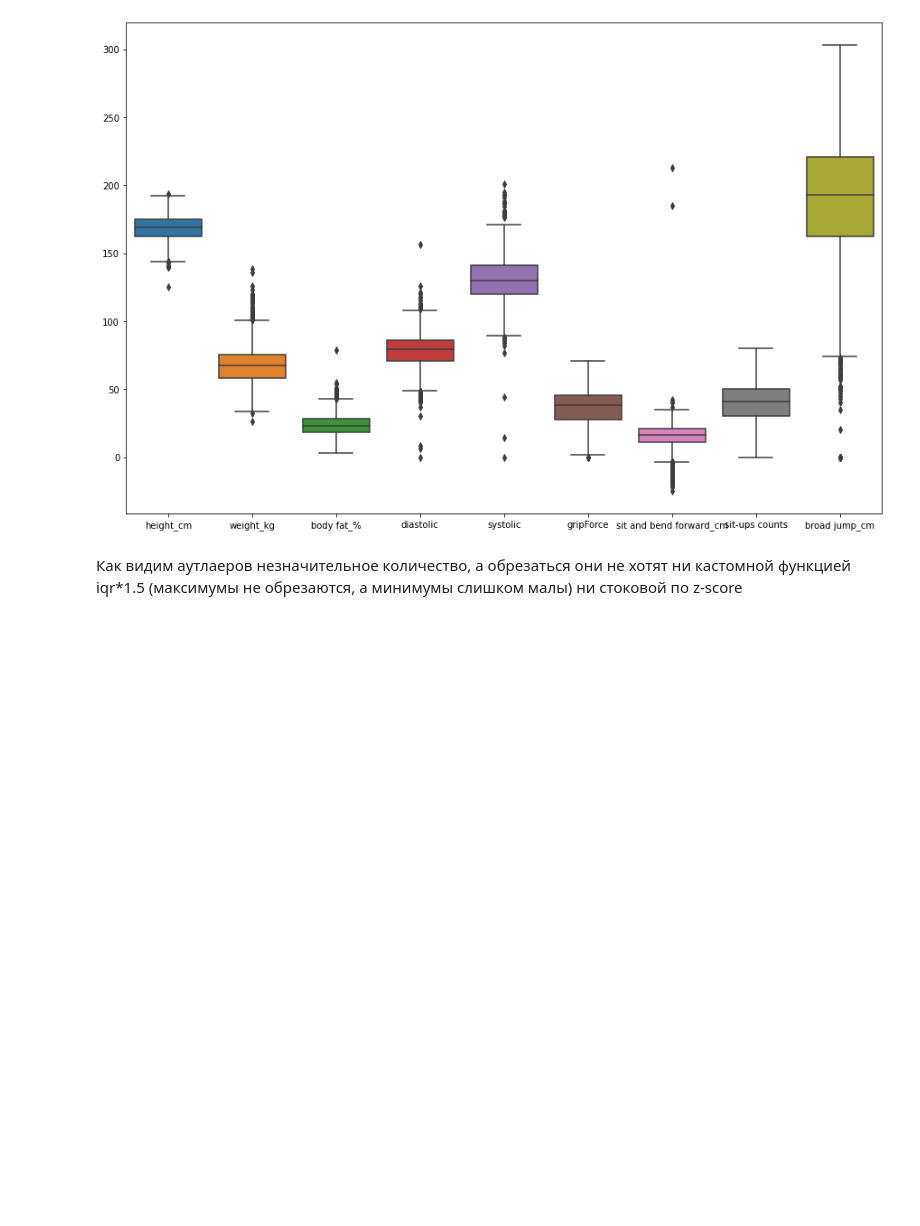
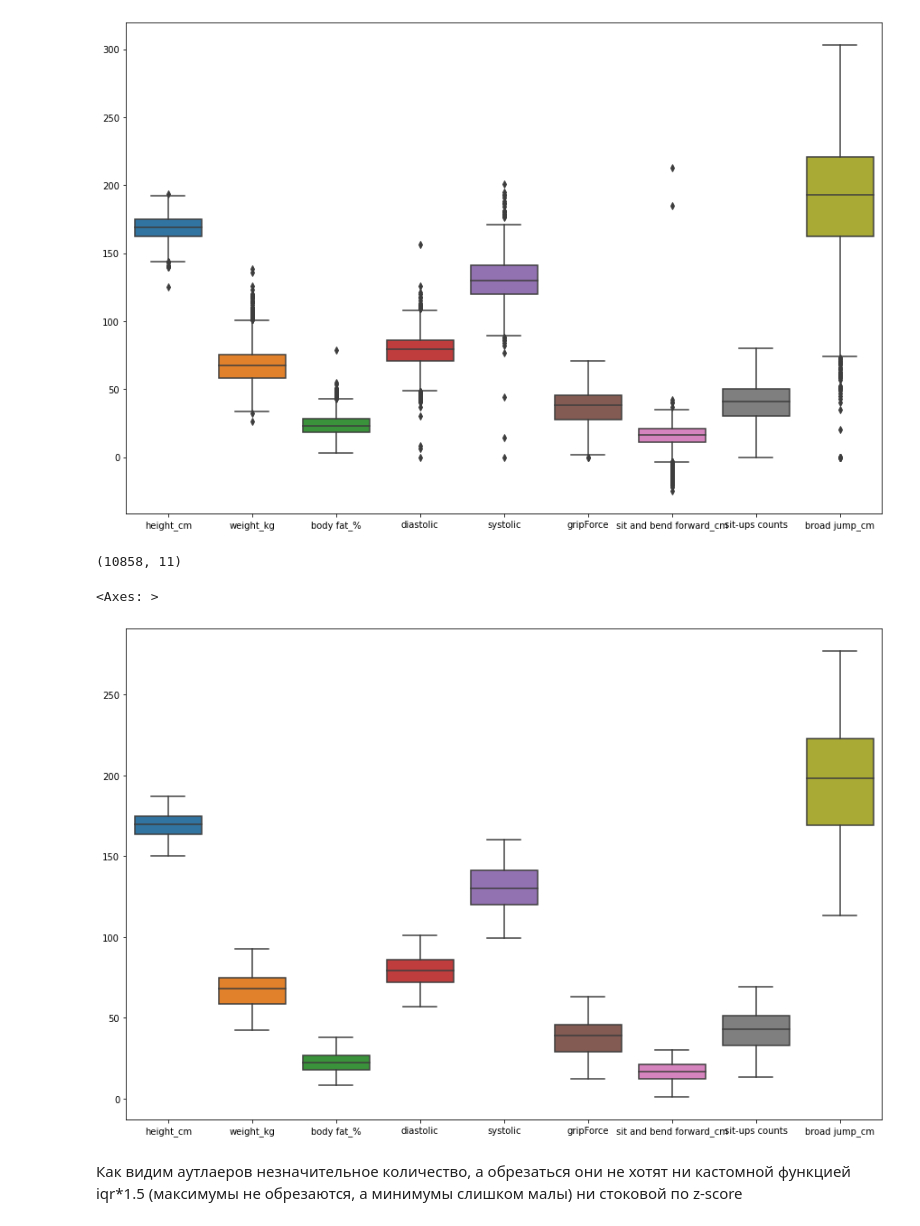
Before and after one commit to Dimildizio/DS_course, a Jupyter notebook: shine-on-you/HomeWork2_Regression&Classification.ipynb, the cells around one changed output. Drawn from its saved outputs; the diff is of its cells as text; code cells hidden in the pictures; blank space fills up the shorter version.

```diff
--- a/shine-on-you/HomeWork2_Regression&Classification.ipynb
+++ b/shine-on-you/HomeWork2_Regression&Classification.ipynb
@@ -579,6 +589,15 @@ sns.boxplot(data=dfc)
 # %% [output]
 <Axes: >
 [figure]
+# %%
+new_dfc = iqr_minmax(dfc, [x for x in dfc.columns if x not in cat_cols])
+print(new_dfc.shape)
+plt.figure(figsize=(15,10))
+sns.boxplot(data=new_dfc)
+# %% [output]
+(10858, 11)
+<Axes: >
+[figure, added]
 # %% [markdown]
 Как видим аутлаеров незначительное количество, а обрезаться они не хотят ни кастомной функцией iqr*1.5 (максимумы не обрезаются, а минимумы слишком малы) ни стоковой по z-score
 # %%
```
Also changed, not shown: parts of 10 cells of this notebook.
